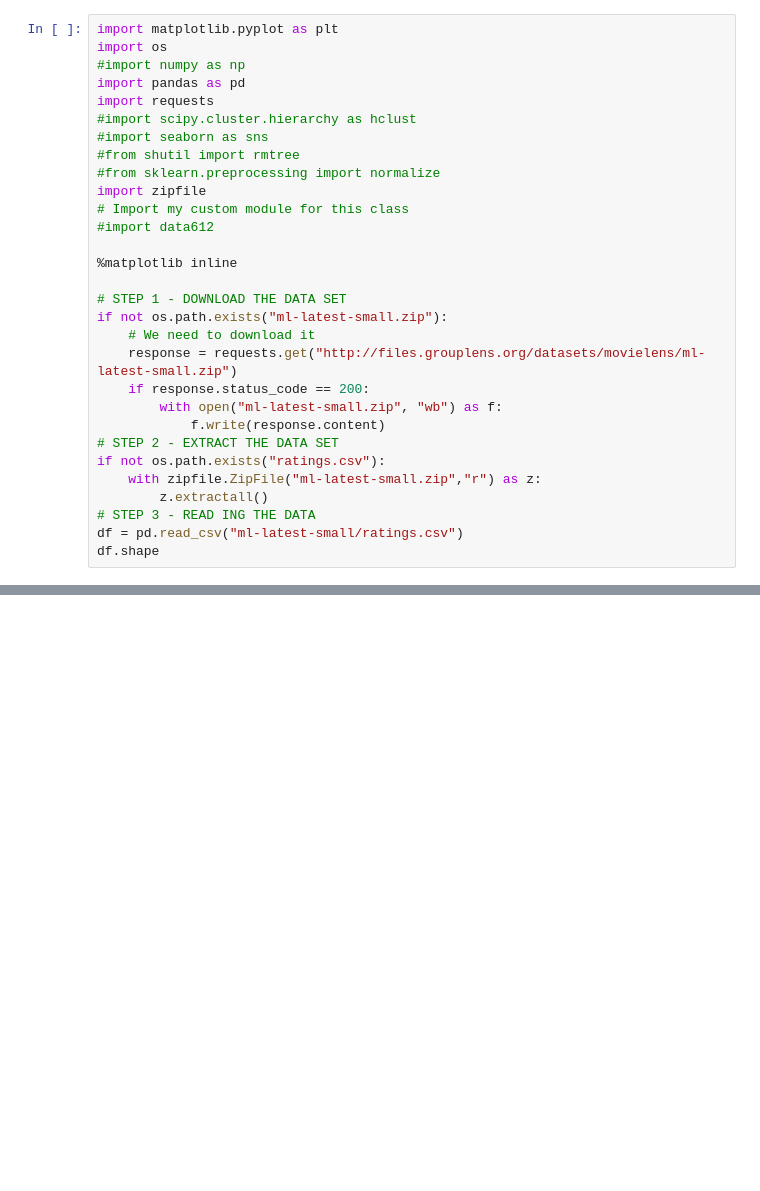
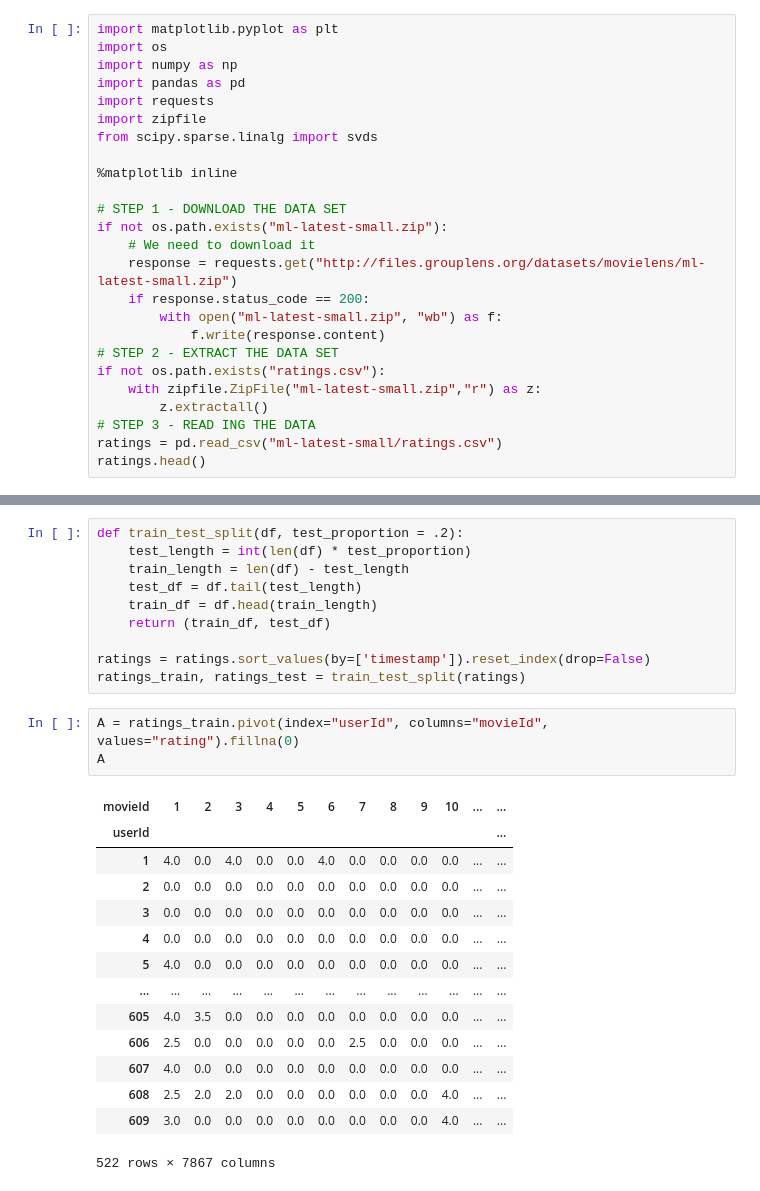
Before and after one commit to mikeasilva/CUNY-SPS, a Jupyter notebook: DATA612/Project3.ipynb, the cells around one changed output, grey strips where cells are left out. Saved outputs shown, nothing was run; the diff lists cells and outputs as text; blank space fills up the shorter version.

```diff
--- a/DATA612/Project3.ipynb
+++ b/DATA612/Project3.ipynb
@@ -11,16 +13,11 @@ This is an implementation of a matrix factorization method in the context of a r
 # %%
 import matplotlib.pyplot as plt
 import os
-#import numpy as np
+import numpy as np
 import pandas as pd
 import requests
-#import scipy.cluster.hierarchy as hclust
-#import seaborn as sns
-#from shutil import rmtree
-#from sklearn.preprocessing import normalize
 import zipfile
-# Import my custom module for this class
-#import data612
+from scipy.sparse.linalg import svds
 
 %matplotlib inline
 
@@ -36,6 +33,6 @@ if not os.path.exists("ratings.csv"):
     with zipfile.ZipFile("ml-latest-small.zip","r") as z:
         z.extractall()
 # STEP 3 - READ ING THE DATA
-df = pd.read_csv("ml-latest-small/ratings.csv")
-df.shape
+ratings = pd.read_csv("ml-latest-small/ratings.csv")
+ratings.head()
 # %% [output]
@@ -42,0 +47,28 @@ df.shape
+# %%
+def train_test_split(df, test_proportion = .2):
+    test_length = int(len(df) * test_proportion)
+    train_length = len(df) - test_length
+    test_df = df.tail(test_length)
+    train_df = df.head(train_length)
+    return (train_df, test_df)
+
+ratings = ratings.sort_values(by=['timestamp']).reset_index(drop=False)
+ratings_train, ratings_test = train_test_split(ratings)
+# %%
+A = ratings_train.pivot(index="userId", columns="movieId", values="rating").fillna(0)
+A
+# %% [output]
+| movieId | 1 | 2 | 3 | 4 | 5 | 6 | 7 | 8 | 9 | 10 | ... | ... |
+| userId |  |  |  |  |  |  |  |  |  |  |  | ... |
+| 1 | 4.0 | 0.0 | 4.0 | 0.0 | 0.0 | 4.0 | 0.0 | 0.0 | 0.0 | 0.0 | ... | ... |
+| 2 | 0.0 | 0.0 | 0.0 | 0.0 | 0.0 | 0.0 | 0.0 | 0.0 | 0.0 | 0.0 | ... | ... |
+| 3 | 0.0 | 0.0 | 0.0 | 0.0 | 0.0 | 0.0 | 0.0 | 0.0 | 0.0 | 0.0 | ... | ... |
+| 4 | 0.0 | 0.0 | 0.0 | 0.0 | 0.0 | 0.0 | 0.0 | 0.0 | 0.0 | 0.0 | ... | ... |
+| 5 | 4.0 | 0.0 | 0.0 | 0.0 | 0.0 | 0.0 | 0.0 | 0.0 | 0.0 | 0.0 | ... | ... |
+| ... | ... | ... | ... | ... | ... | ... | ... | ... | ... | ... | ... | ... |
+| 605 | 4.0 | 3.5 | 0.0 | 0.0 | 0.0 | 0.0 | 0.0 | 0.0 | 0.0 | 0.0 | ... | ... |
+| 606 | 2.5 | 0.0 | 0.0 | 0.0 | 0.0 | 0.0 | 2.5 | 0.0 | 0.0 | 0.0 | ... | ... |
+| 607 | 4.0 | 0.0 | 0.0 | 0.0 | 0.0 | 0.0 | 0.0 | 0.0 | 0.0 | 0.0 | ... | ... |
+| 608 | 2.5 | 2.0 | 2.0 | 0.0 | 0.0 | 0.0 | 0.0 | 0.0 | 0.0 | 4.0 | ... | ... |
+| 609 | 3.0 | 0.0 | 0.0 | 0.0 | 0.0 | 0.0 | 0.0 | 0.0 | 0.0 | 4.0 | ... | ... |
+522 rows × 7867 columns
```
Also changed, not shown: parts of 9 cells of this notebook.
